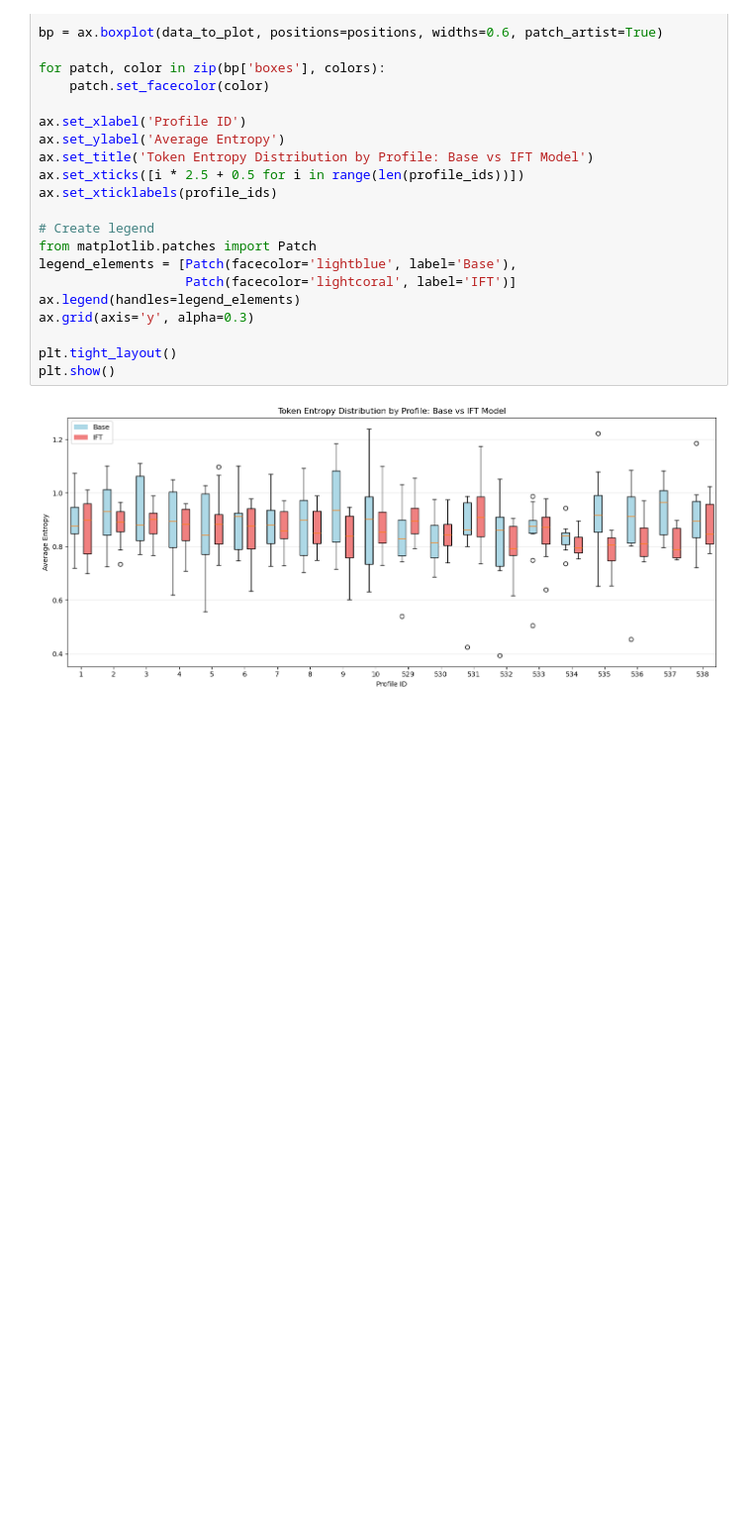
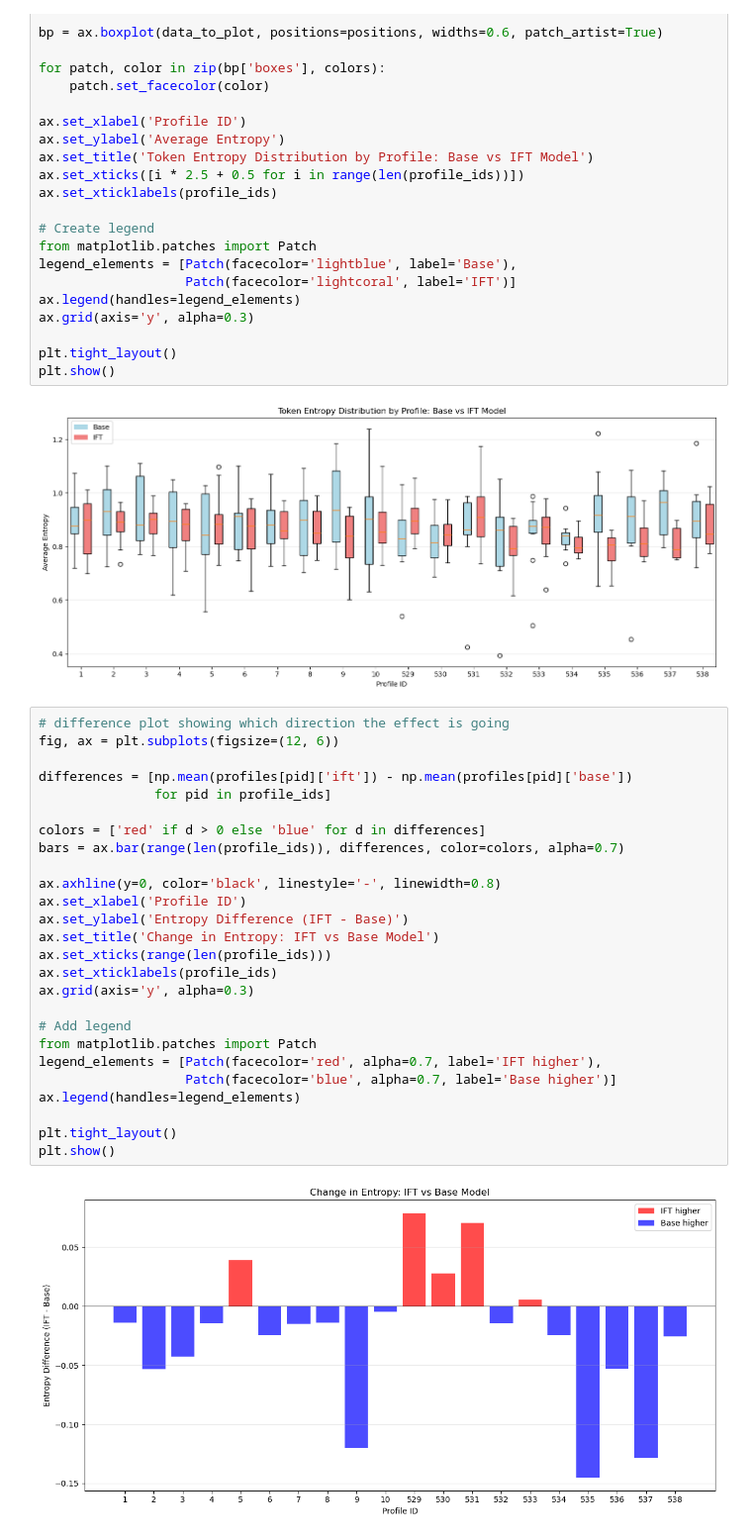
Before and after one commit to manthangadhia/occupational_bias_llms, a Jupyter notebook: notebooks/entropy_analysis.ipynb, the cells around one changed output. Shown at 99% size. Saved outputs shown, nothing was run; the diff lists cells and outputs as text; blank space fills up the shorter version.

```diff
--- a/notebooks/entropy_analysis.ipynb
+++ b/notebooks/entropy_analysis.ipynb
@@ -189,3 +189,31 @@ plt.tight_layout()
 plt.show()
 # %% [output]
 [figure]
+# %%
+# difference plot showing which direction the effect is going
+fig, ax = plt.subplots(figsize=(12, 6))
+
+differences = [np.mean(profiles[pid]['ift']) - np.mean(profiles[pid]['base'])
+               for pid in profile_ids]
+
+colors = ['red' if d > 0 else 'blue' for d in differences]
+bars = ax.bar(range(len(profile_ids)), differences, color=colors, alpha=0.7)
+
+ax.axhline(y=0, color='black', linestyle='-', linewidth=0.8)
+ax.set_xlabel('Profile ID')
+ax.set_ylabel('Entropy Difference (IFT - Base)')
+ax.set_title('Change in Entropy: IFT vs Base Model')
+ax.set_xticks(range(len(profile_ids)))
+ax.set_xticklabels(profile_ids)
+ax.grid(axis='y', alpha=0.3)
+
+# Add legend
+from matplotlib.patches import Patch
+legend_elements = [Patch(facecolor='red', alpha=0.7, label='IFT higher'),
+                   Patch(facecolor='blue', alpha=0.7, label='Base higher')]
+ax.legend(handles=legend_elements)
+
+plt.tight_layout()
+plt.show()
+# %% [output]
+[figure, added]
```
Also changed, not shown: parts of 2 cells of this notebook, 1 other file.
